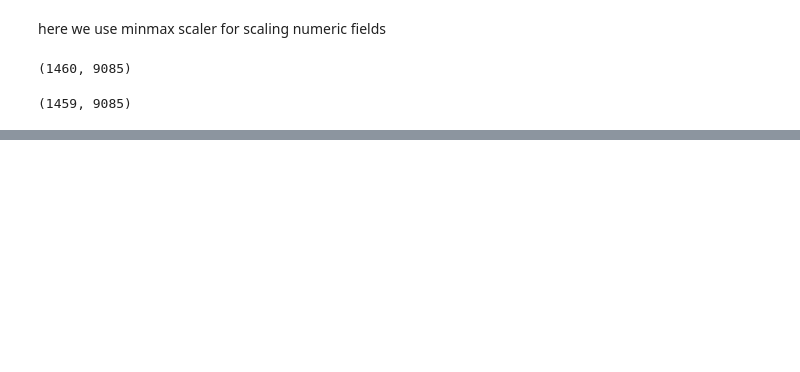
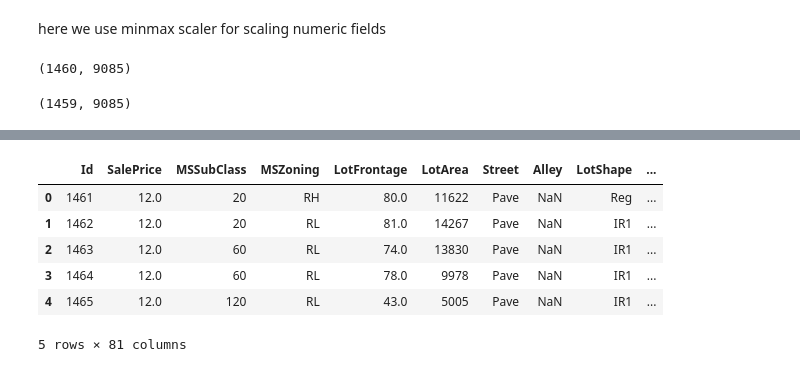
Before and after one commit to Aboubacar2012/ML_Project, a Jupyter notebook: housing.ipynb, the cells around one changed output, grey strips where cells are left out. Cells and saved outputs as stored; diff of their text form; code cells hidden in the pictures; blank space fills up the shorter version.

```diff
--- a/housing.ipynb
+++ b/housing.ipynb
@@ -655,0 +815,9 @@ Test_data.shape
+# %%
+GBoost = GradientBoostingRegressor(n_estimators=4000, learning_rate=0.05,
+                                   max_depth=4, max_features='sqrt',
+                                   min_samples_leaf=15, min_samples_split=10,
+                                   loss='huber', random_state =5)
+#RMSE estimated through the partition of the train set
+GBoost.fit(X_train, y_train)
+
+print("RMSE: %.4f" % rmse)
@@ -655,0 +848,7 @@ Test_data.shape
+# %%
+#here we predict SalePrice using RFR model
+y_model_prerfc = GBoost.predict(Test_data)
+# %%
+#Here we can See predict Sale Price
+y_model_prerfc=np.around(y_model_prerfc,0)
+y_model_prerfc
@@ -655,0 +859,3 @@ Test_data.shape
+# %%
+prediction=np.array(y_model_prerfc).tolist()
+df_test.head()
@@ -655,0 +869,11 @@ Test_data.shape
+# %%
+df_test.insert(1,column="SalePrice",value=prediction)
+df_test.head()
+# %% [output]
+|  | Id | SalePrice | MSSubClass | MSZoning | LotFrontage | LotArea | Street | Alley | LotShape | ... |
+| 0 | 1461 | 12.0 | 20 | RH | 80.0 | 11622 | Pave | NaN | Reg | ... |
+| 1 | 1462 | 12.0 | 20 | RL | 81.0 | 14267 | Pave | NaN | IR1 | ... |
+| 2 | 1463 | 12.0 | 60 | RL | 74.0 | 13830 | Pave | NaN | IR1 | ... |
+| 3 | 1464 | 12.0 | 60 | RL | 78.0 | 9978 | Pave | NaN | IR1 | ... |
+| 4 | 1465 | 12.0 | 120 | RL | 43.0 | 5005 | Pave | NaN | IR1 | ... |
+5 rows × 81 columns
```
Also changed, not shown: parts of 49 cells of this notebook.
